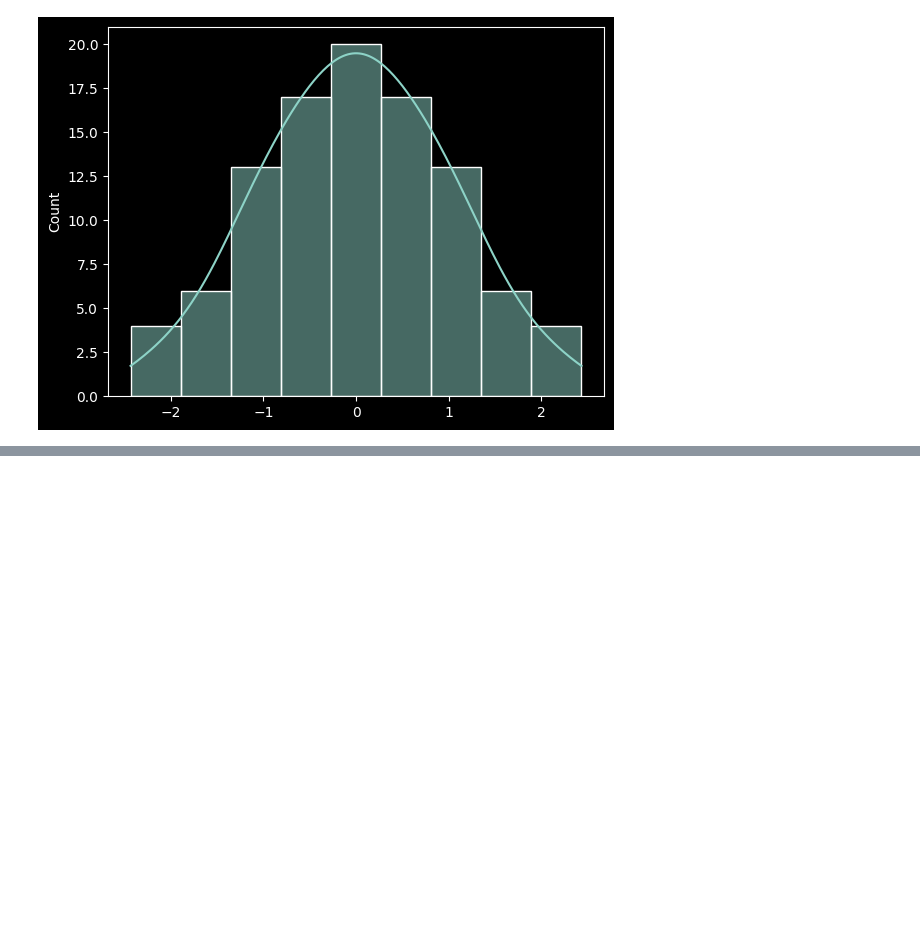
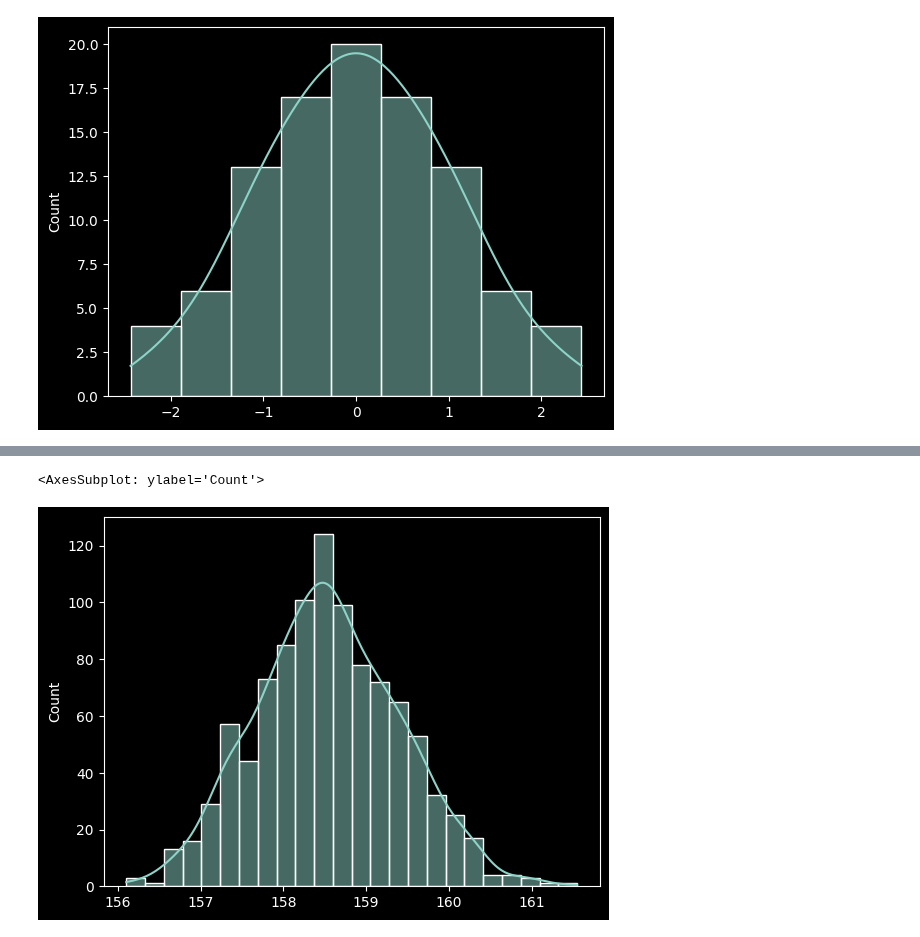
Before and after one commit to Joao-Inacio/Statistics_for-Data_Science, a Jupyter notebook: Distribuições_Estatisticas/Distribuicoes.ipynb, the cells around one changed output, grey strips where cells are left out. Saved outputs shown, nothing was run; the diff lists cells and outputs as text; code cells hidden in the pictures; blank space fills up the shorter version.

```diff
--- a/Distribuições_Estatisticas/Distribuicoes.ipynb
+++ b/Distribuições_Estatisticas/Distribuicoes.ipynb
@@ -222,0 +249,6 @@ sns.histplot(dados_padronizados, kde=True)
+# %%
+# Gráfico
+sns.histplot(medias, kde=True)
+# %% [output]
+<AxesSubplot: ylabel='Count'>
+[figure, added]
```
Also changed, not shown: parts of 14 cells of this notebook.
